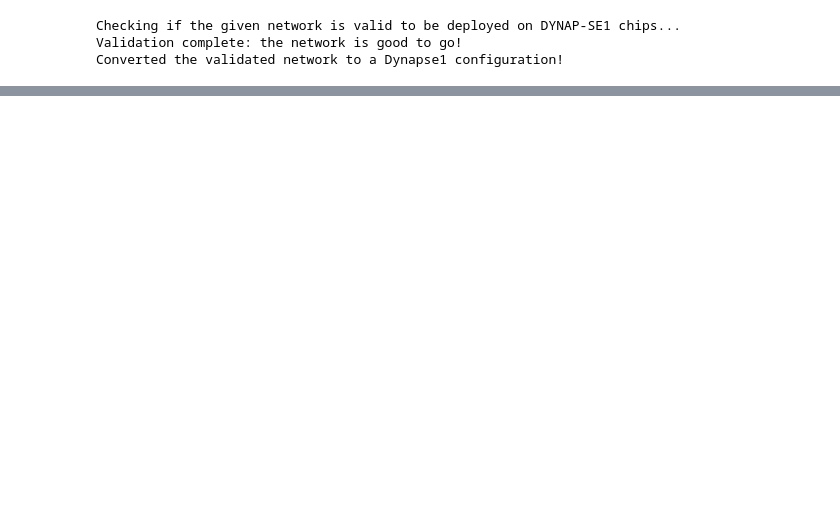
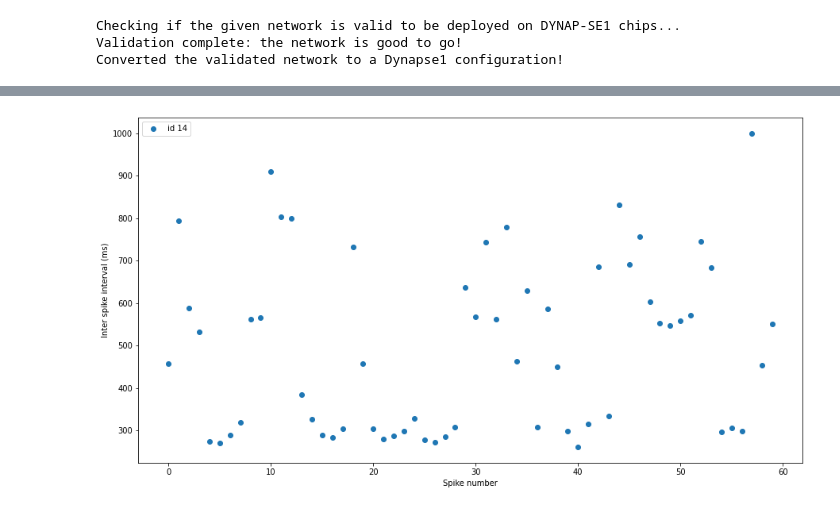
Before and after one commit to neuromorphic-CPG/neuromorphic-CPG, a Jupyter notebook: adaptive_CPG_unit.ipynb, the cells around one changed output, grey strips where cells are left out. Cells and saved outputs as stored; diff of their text form; code cells hidden in the pictures; blank space fills up the shorter version.

```diff
--- a/adaptive_CPG_unit.ipynb
+++ b/adaptive_CPG_unit.ipynb
@@ -92,3 +125,13 @@ plt.show()
+# %%
+plt.figure(figsize=[15,8])
+plt.scatter(np.arange(len(all_neuron_ISI[1])), all_neuron_ISI[1], label = 'id %s' %i)
+plt.legend()
+plt.xlabel('Spike number')
+plt.ylabel('Inter spike interval (ms)')
+#plt.xlim([400,600])
+plt.show()
+# %% [output]
+[figure, added]
 # %%
 import time
 import cv2
```
Also changed, not shown: parts of 5 cells of this notebook, 1 other file.
